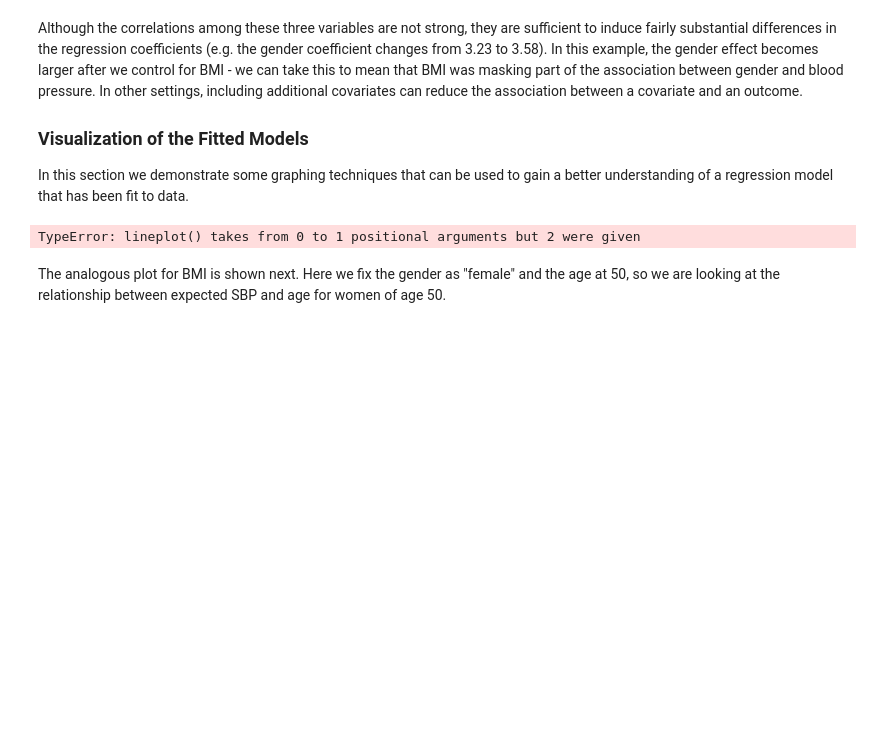
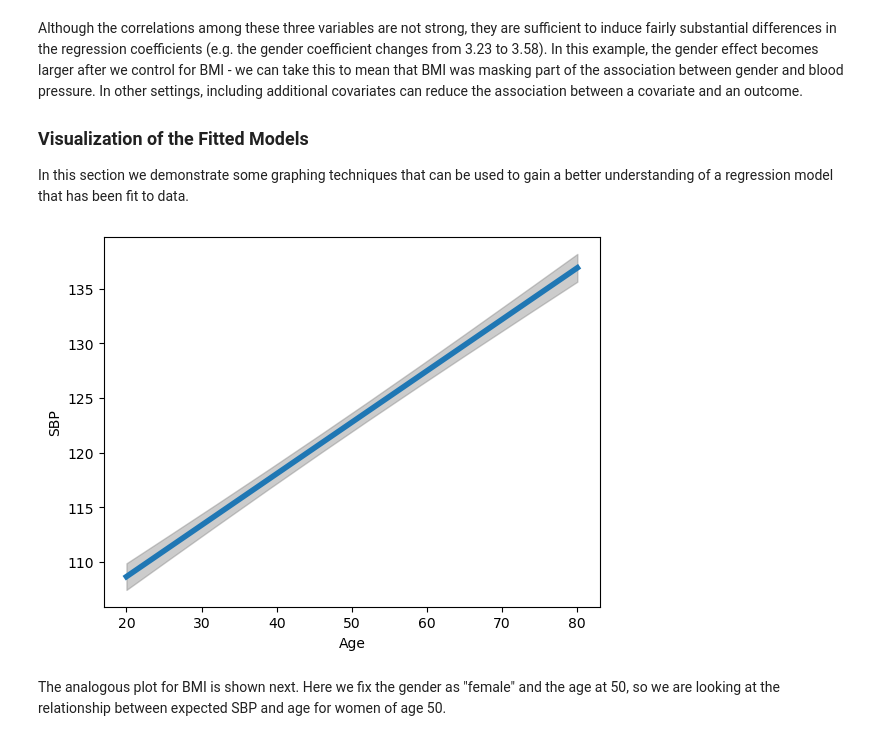
Before and after one commit to elsayedg/Statistics-with-Python-Specialization, a Jupyter notebook: 3_Fitting Statistical Models to Data with Python/W2 - FITTING MODELS TO INDEPENDENT DATA/2- week2_nhanes_pr.ipynb, the cells around one changed output. Cells and saved outputs as stored; diff of their text form; code cells hidden in the pictures; blank space fills up the shorter version.

```diff
--- a/3_Fitting Statistical Models to Data with Python/W2 - FITTING MODELS TO INDEPENDENT DATA/2- week2_nhanes_pr.ipynb
+++ b/3_Fitting Statistical Models to Data with Python/W2 - FITTING MODELS TO INDEPENDENT DATA/2- week2_nhanes_pr.ipynb
@@ -239,21 +224,21 @@ been fit to data.
 # %%
 from statsmodels.sandbox.predict_functional import predict_functional
 
 # Fix certain variables at reference values.  Not all of these
 # variables are used here, but we provide them with a value anyway
 # to prevent a warning message from appearing.
 values = {"RIAGENDRx": "Female", "RIAGENDR": 1, "BMXBMI": 25,
           "DMDEDUC2": 1, "RIDRETH1": 1, "SMQ020": 1}
 
 pr, cb, fv = predict_functional(result, "RIDAGEYR",
                                 values=values, ci_method="simultaneous")
 
-ax = sns.lineplot(fv, pr, lw=4)
+ax = sns.lineplot(x=fv, y=pr, lw=4)
 ax.fill_between(fv, cb[:, 0], cb[:, 1], color='grey', alpha=0.4)
 ax.set_xlabel("Age")
 _ = ax.set_ylabel("SBP")
 # %% [output]
-TypeError: lineplot() takes from 0 to 1 positional arguments but 2 were given
+[figure, added]
 # %% [markdown]
 The analogous plot for BMI is shown next.  Here we fix the
 gender as "female" and the age at 50, so we are looking
```
Also changed, not shown: parts of 8 cells of this notebook.
